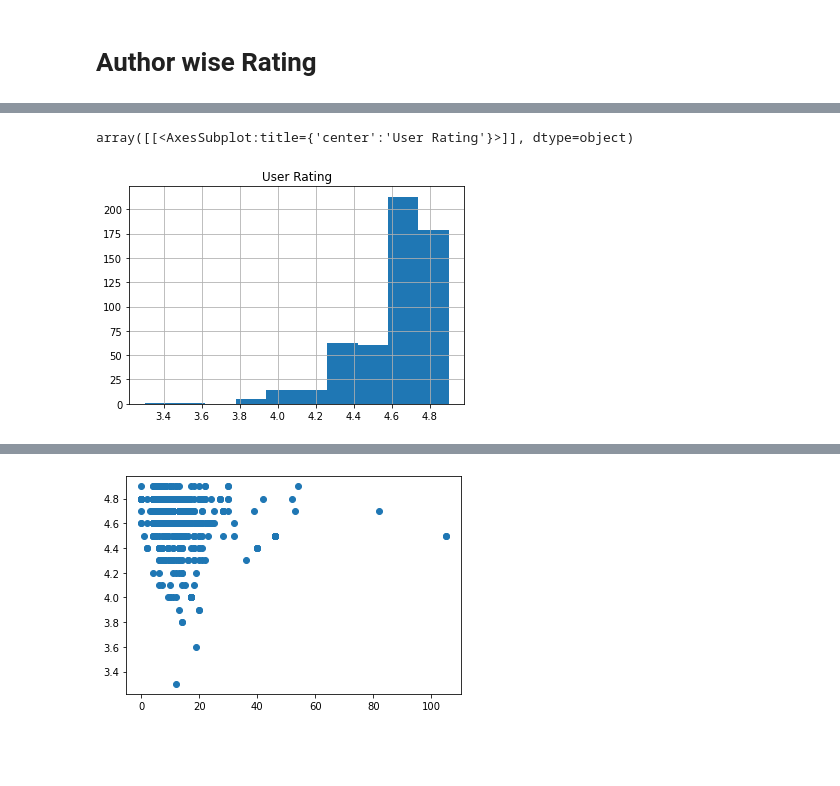
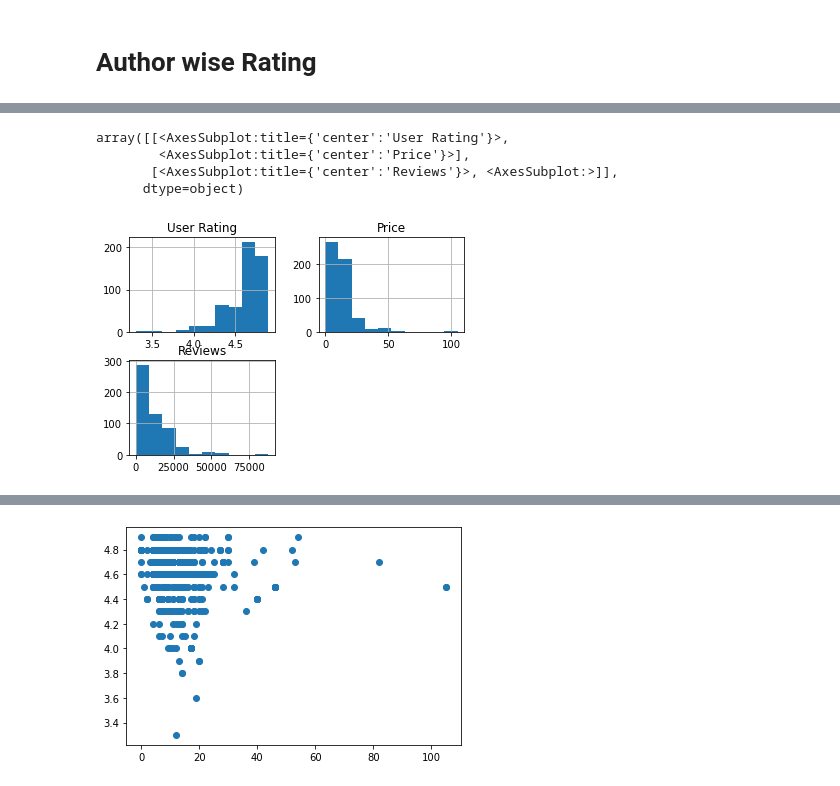
Before and after one commit to kav09/Analysis_of_Best_Selling_Books, a Jupyter notebook: notebook.ipynb, the cells around one changed output, grey strips where cells are left out. Cells and saved outputs as stored; diff of their text form; code cells hidden in the pictures; blank space fills up the shorter version.

```diff
--- a/notebook.ipynb
+++ b/notebook.ipynb
@@ -261,6 +260,9 @@ sort_auth_rate.head(20).plot(kind = 'bar', figsize = (10,7))
 # %%
-booklist[['User Rating']].hist()
+booklist[['User Rating','Price','Reviews']].hist()
 # %% [output]
-array([[<AxesSubplot:title={'center':'User Rating'}>]], dtype=object)
+array([[<AxesSubplot:title={'center':'User Rating'}>,
+        <AxesSubplot:title={'center':'Price'}>],
+       [<AxesSubplot:title={'center':'Reviews'}>, <AxesSubplot:>]],
+      dtype=object)
-[figure, old version]
+[figure, new version]
 # %%
```
Also changed, not shown: parts of 22 cells of this notebook, 3 other files.
